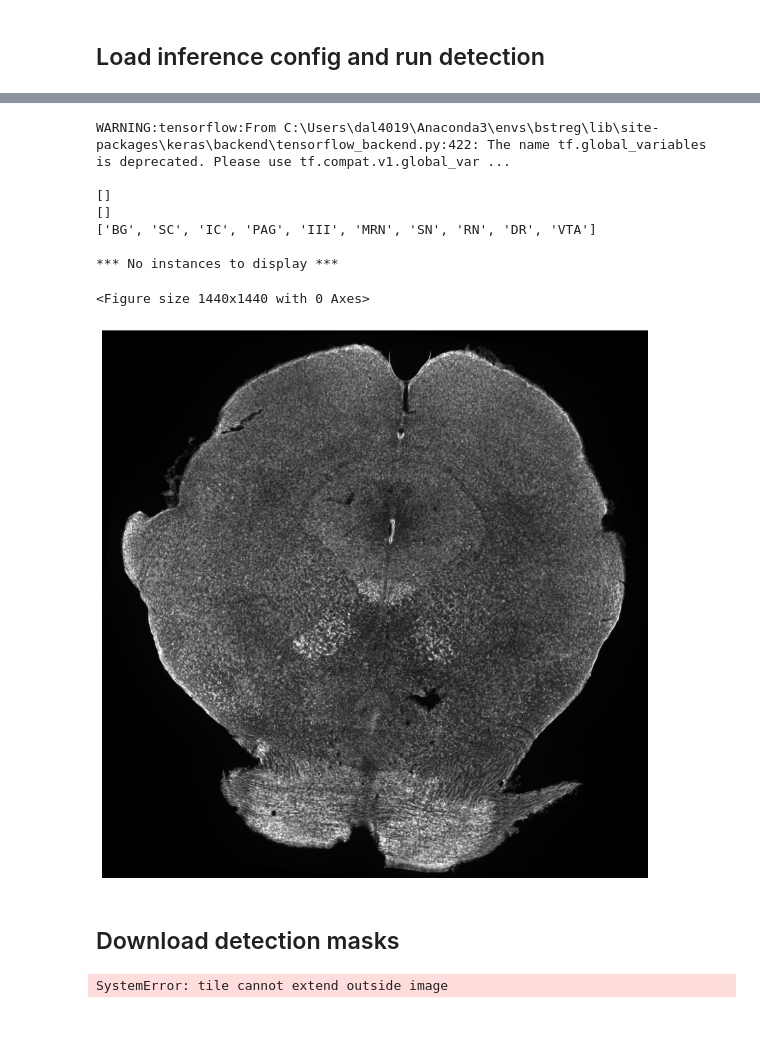
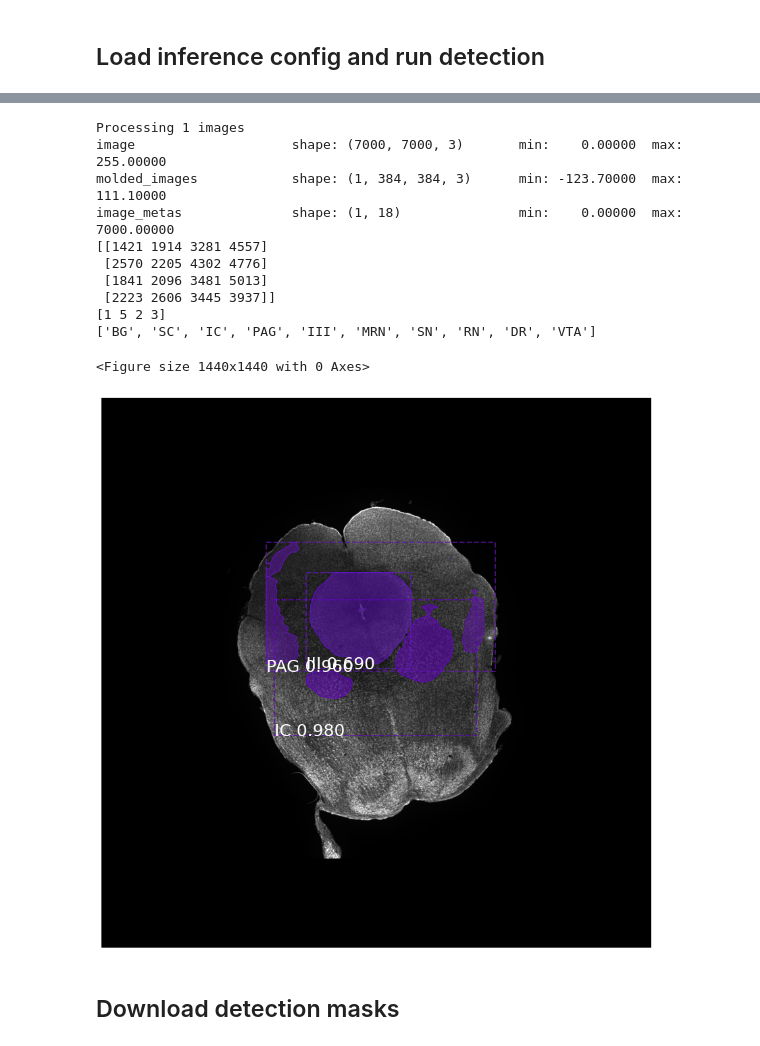
Before and after one commit to itsasimiqbal/SeBRe, a Jupyter notebook: SeBRe_detection.ipynb, the cells around one changed output, grey strips where cells are left out. Saved outputs shown, nothing was run; the diff lists cells and outputs as text; code cells hidden in the pictures.

```diff
--- a/SeBRe_detection.ipynb
+++ b/SeBRe_detection.ipynb
@@ -77,7 +77,7 @@ class BrainDataset(utils.Dataset):
         for index, label in enumerate(RGB_MAPPINGS_LABELS):
             self.add_class('brain', index+1, label)
 
-        training_images_folder = 'images/TEST'
+        training_images_folder = 'images/VALIDATION'
         resetDataDir()
         os.chdir(training_images_folder)
         cwd = os.getcwd()
@@ -124,7 +124,7 @@ class BrainConfig(Config):
     IMAGE_MAX_DIM = 128*3#128
 
     # Use smaller anchors because our image and objects are small
-    RPN_ANCHOR_SCALES = (16, 32, 64, 128, 256)  # anchor side in pixels
+    RPN_ANCHOR_SCALES = (32, 64, 128, 256, 512)  # anchor side in pixels
 
     # Reduce training ROIs per image because the images are small and have
     # few objects. Aim to allow ROI sampling to pick 33% positive ROIs.
@@ -154,10 +154,10 @@ class BrainConfig(Config):
 
     # Minimum probability value to accept a detected instance
     # ROIs below this threshold are skipped
-    DETECTION_MIN_CONFIDENCE =  0.5 #0.7
+    DETECTION_MIN_CONFIDENCE =  0.1 #0.7
 
     # Non-maximum suppression threshold for detection
-    DETECTION_NMS_THRESHOLD = 0.5 # if overlap ratio is greater than the overlap threshold (0.3), suppress object (https://www.pyimagesearch.com/2014/11/17/non-maximum-suppression-object-detection-python)
+    DETECTION_NMS_THRESHOLD = 0.3 # if overlap ratio is greater than the overlap threshold (0.3), suppress object (https://www.pyimagesearch.com/2014/11/17/non-maximum-suppression-object-detection-python)
 
 
 
@@ -227,27 +211,30 @@ colors = []
 for color in RGB_MAPPINGS_MAP.values():
     colors.append(tuple((color[0]/255, color[1]/255, color[2]/255)))
 # %%
-image = dataset.load_image(0)
+image = dataset.load_image(6)
 results = model.detect([image], verbose=1)
 plt.figure(figsize=(20,20))
 
 r = results[0]
 print(r['rois'])
 print(r['class_ids'])
 print(dataset.class_names)
 
 visualize.display_instances(image, r['rois'], r['masks'], r['class_ids'],
                             dataset.class_names, r['scores'], figsize=(15, 15), colors=colors)#ax=get_ax()
 # %% [output]
-WARNING:tensorflow:From C:\Users\dal4019\Anaconda3\envs\bstreg\lib\site-packages\keras\backend\tensorflow_backend.py:422: The name tf.global_variables is deprecated. Please use tf.compat.v1.global_var ...
-
-[]
-[]
+Processing 1 images
+image                    shape: (7000, 7000, 3)       min:    0.00000  max:  255.00000
+molded_images            shape: (1, 384, 384, 3)      min: -123.70000  max:  111.10000
+image_metas              shape: (1, 18)               min:    0.00000  max: 7000.00000
+[[1421 1914 3281 4557]
+ [2570 2205 4302 4776]
+ [1841 2096 3481 5013]
+ [2223 2606 3445 3937]]
+[1 5 2 3]
 ['BG', 'SC', 'IC', 'PAG', 'III', 'MRN', 'SN', 'RN', 'DR', 'VTA']
-
-*** No instances to display ***
 <Figure size 1440x1440 with 0 Axes>
-[figure, old version]
+[figure, new version]
 # %% [markdown]
 ## Download detection masks
 # %%
@@ -285,5 +272,3 @@ for image_id in dataset.image_ids:
     for class_id in range(1,num_classes+1):
         im = Image.fromarray(np.uint8(r['masks'][:,:,class_id-1] * 255) , 'L')
         im.save("section_masks_" + str(image_id) + "_" + class_map[class_id] + "_m_" + str(class_id) + ".png")
-# %% [output]
-SystemError: tile cannot extend outside image
```
Also changed, not shown: parts of 2 cells of this notebook, 2 other files.
